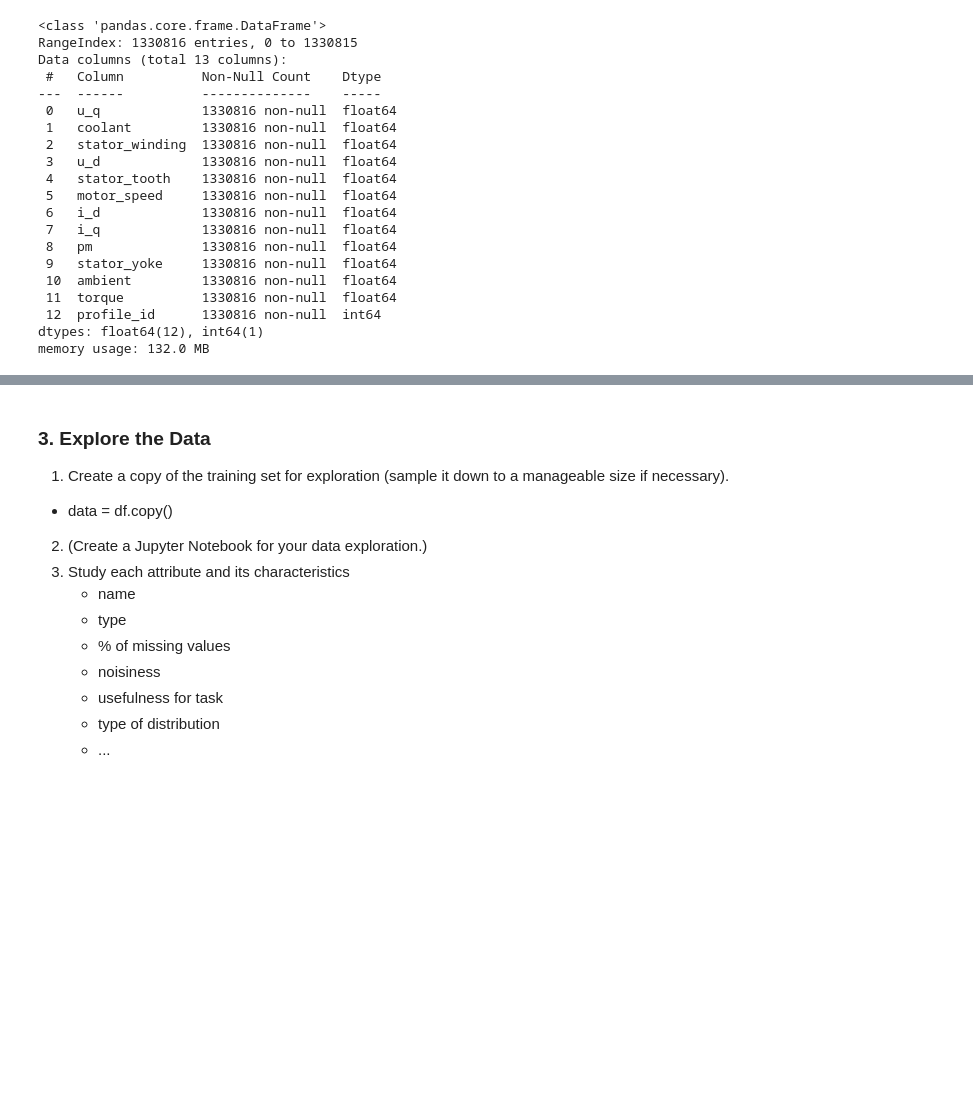
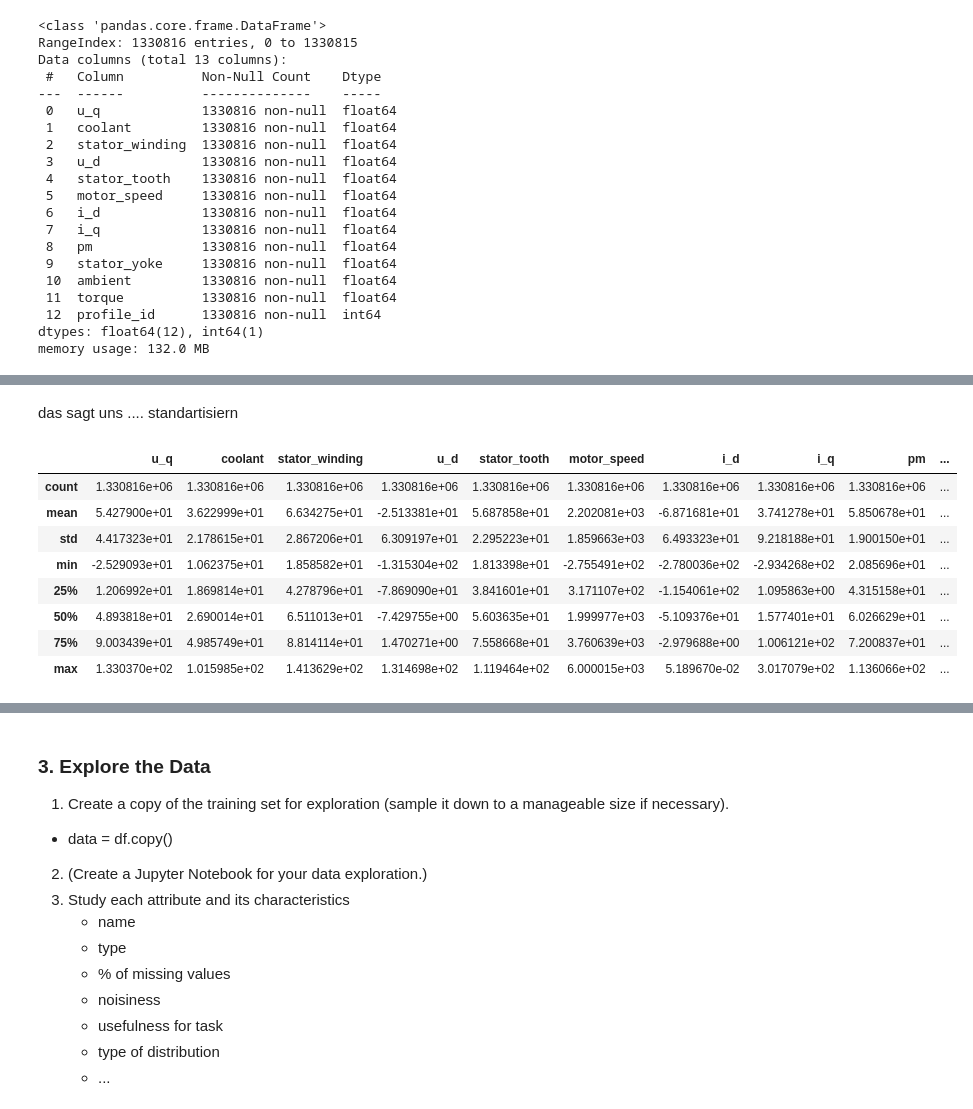
Before and after one commit to fynnbuhl/ML-SS25, a Jupyter notebook: Projekt_Gruppe9_MotorTemperatur.ipynb, the cells around one changed output, grey strips where cells are left out. Drawn from its saved outputs; the diff is of its cells as text; code cells hidden in the pictures; blank space fills up the shorter version.

```diff
--- a/Projekt_Gruppe9_MotorTemperatur.ipynb
+++ b/Projekt_Gruppe9_MotorTemperatur.ipynb
@@ -95,0 +120,15 @@ memory usage: 132.0 MB
+# %% [markdown]
+das sagt uns ....
+standartisiern
+# %%
+data.describe()
+# %% [output]
+|  | u_q | coolant | stator_winding | u_d | stator_tooth | motor_speed | i_d | i_q | pm | ... |
+| count | 1.330816e+06 | 1.330816e+06 | 1.330816e+06 | 1.330816e+06 | 1.330816e+06 | 1.330816e+06 | 1.330816e+06 | 1.330816e+06 | 1.330816e+06 | ... |
+| mean | 5.427900e+01 | 3.622999e+01 | 6.634275e+01 | -2.513381e+01 | 5.687858e+01 | 2.202081e+03 | -6.871681e+01 | 3.741278e+01 | 5.850678e+01 | ... |
+| std | 4.417323e+01 | 2.178615e+01 | 2.867206e+01 | 6.309197e+01 | 2.295223e+01 | 1.859663e+03 | 6.493323e+01 | 9.218188e+01 | 1.900150e+01 | ... |
+| min | -2.529093e+01 | 1.062375e+01 | 1.858582e+01 | -1.315304e+02 | 1.813398e+01 | -2.755491e+02 | -2.780036e+02 | -2.934268e+02 | 2.085696e+01 | ... |
+| 25% | 1.206992e+01 | 1.869814e+01 | 4.278796e+01 | -7.869090e+01 | 3.841601e+01 | 3.171107e+02 | -1.154061e+02 | 1.095863e+00 | 4.315158e+01 | ... |
+| 50% | 4.893818e+01 | 2.690014e+01 | 6.511013e+01 | -7.429755e+00 | 5.603635e+01 | 1.999977e+03 | -5.109376e+01 | 1.577401e+01 | 6.026629e+01 | ... |
+| 75% | 9.003439e+01 | 4.985749e+01 | 8.814114e+01 | 1.470271e+00 | 7.558668e+01 | 3.760639e+03 | -2.979688e+00 | 1.006121e+02 | 7.200837e+01 | ... |
+| max | 1.330370e+02 | 1.015985e+02 | 1.413629e+02 | 1.314698e+02 | 1.119464e+02 | 6.000015e+03 | 5.189670e-02 | 3.017079e+02 | 1.136066e+02 | ... |
```
Also changed, not shown: parts of 14 cells of this notebook.
